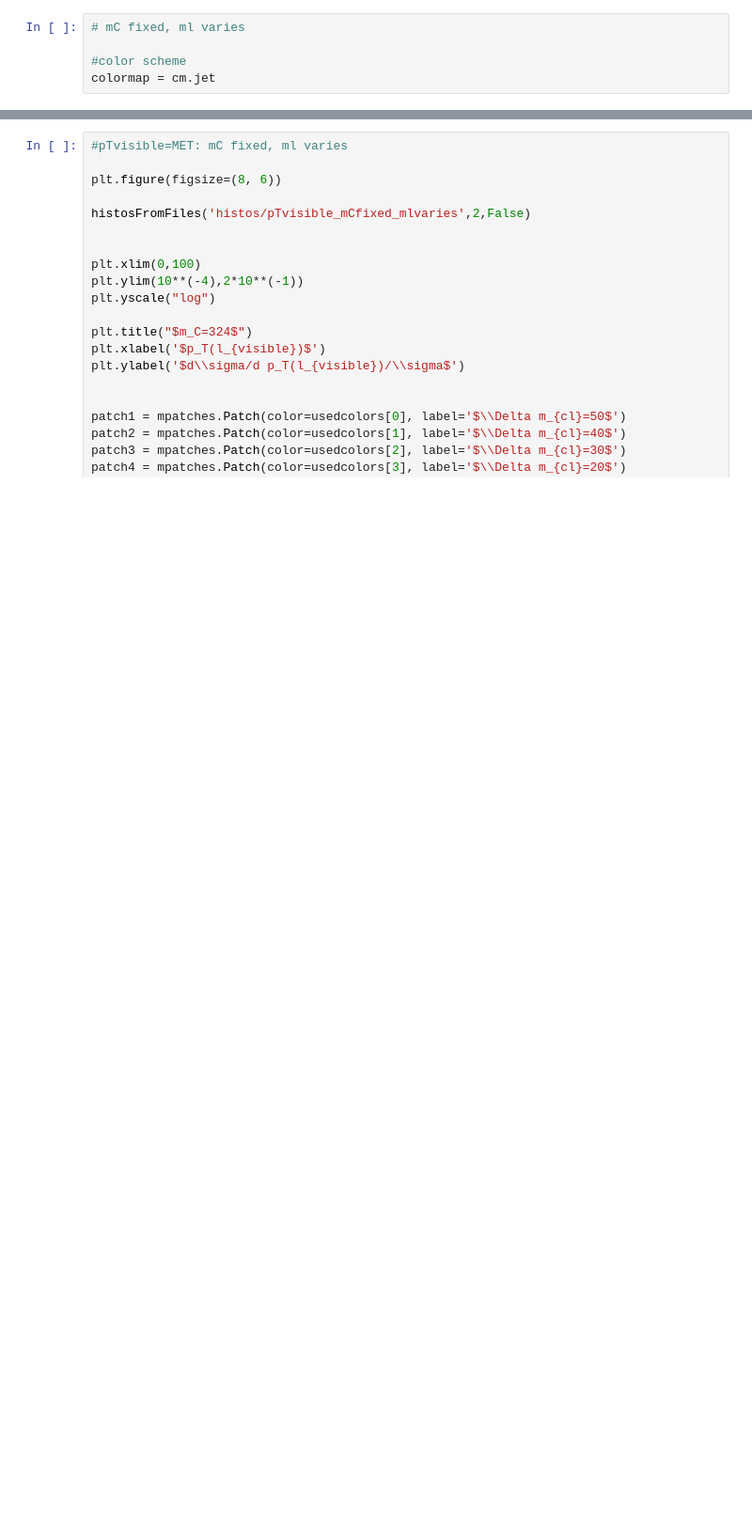
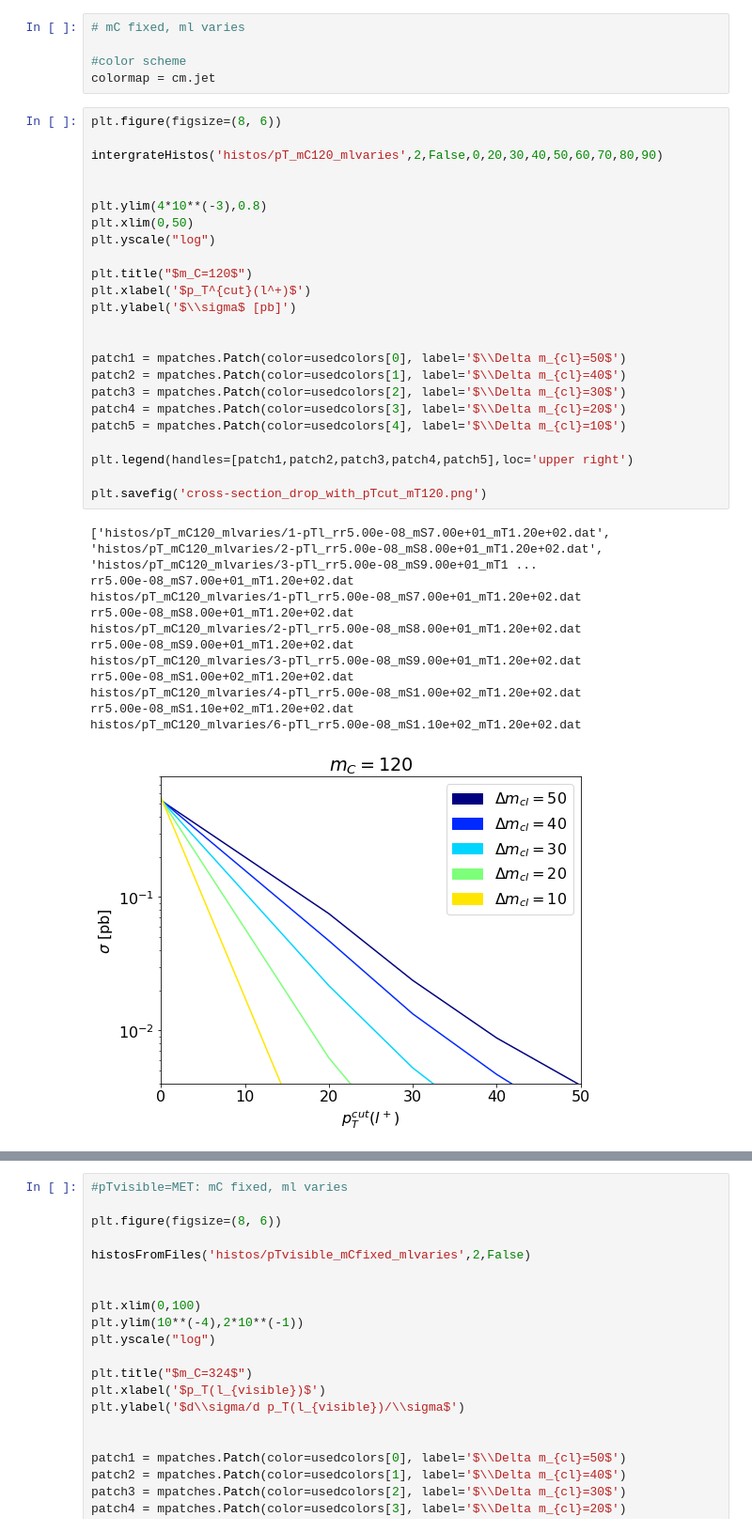
Before and after one commit to anasthesia/SoftLLP, a Jupyter notebook: kinematics/plot_histos.ipynb, the cells around one changed output, grey strips where cells are left out. Shown at 94% size. Drawn from its saved outputs; the diff is of its cells as text; blank space fills up the shorter version.

```diff
--- a/kinematics/plot_histos.ipynb
+++ b/kinematics/plot_histos.ipynb
@@ -52,4 +180,41 @@ def histosFromFiles(folder, binwidth, iftoreverse):
 
 #color scheme
 colormap = cm.jet
+# %%
+plt.figure(figsize=(8, 6))
+
+intergrateHistos('histos/pT_mC120_mlvaries',2,False,0,20,30,40,50,60,70,80,90)
+
+
+plt.ylim(4*10**(-3),0.8)
+plt.xlim(0,50)
+plt.yscale("log")
+
+plt.title("$m_C=120$")
+plt.xlabel('$p_T^{cut}(l^+)$')
+plt.ylabel('$\\sigma$ [pb]')
+
+
+patch1 = mpatches.Patch(color=usedcolors[0], label='$\\Delta m_{cl}=50$')
+patch2 = mpatches.Patch(color=usedcolors[1], label='$\\Delta m_{cl}=40$')
+patch3 = mpatches.Patch(color=usedcolors[2], label='$\\Delta m_{cl}=30$')
+patch4 = mpatches.Patch(color=usedcolors[3], label='$\\Delta m_{cl}=20$')
+patch5 = mpatches.Patch(color=usedcolors[4], label='$\\Delta m_{cl}=10$')
+
+plt.legend(handles=[patch1,patch2,patch3,patch4,patch5],loc='upper right')
+
+plt.savefig('cross-section_drop_with_pTcut_mT120.png')
+# %% [output]
+['histos/pT_mC120_mlvaries/1-pTl_rr5.00e-08_mS7.00e+01_mT1.20e+02.dat', 'histos/pT_mC120_mlvaries/2-pTl_rr5.00e-08_mS8.00e+01_mT1.20e+02.dat', 'histos/pT_mC120_mlvaries/3-pTl_rr5.00e-08_mS9.00e+01_mT1 ...
+rr5.00e-08_mS7.00e+01_mT1.20e+02.dat
+histos/pT_mC120_mlvaries/1-pTl_rr5.00e-08_mS7.00e+01_mT1.20e+02.dat
+rr5.00e-08_mS8.00e+01_mT1.20e+02.dat
+histos/pT_mC120_mlvaries/2-pTl_rr5.00e-08_mS8.00e+01_mT1.20e+02.dat
+rr5.00e-08_mS9.00e+01_mT1.20e+02.dat
+histos/pT_mC120_mlvaries/3-pTl_rr5.00e-08_mS9.00e+01_mT1.20e+02.dat
+rr5.00e-08_mS1.00e+02_mT1.20e+02.dat
+histos/pT_mC120_mlvaries/4-pTl_rr5.00e-08_mS1.00e+02_mT1.20e+02.dat
+rr5.00e-08_mS1.10e+02_mT1.20e+02.dat
+histos/pT_mC120_mlvaries/6-pTl_rr5.00e-08_mS1.10e+02_mT1.20e+02.dat
+[figure, added]
 # %%
```
Also changed, not shown: parts of 23 cells of this notebook, 2 other files.
